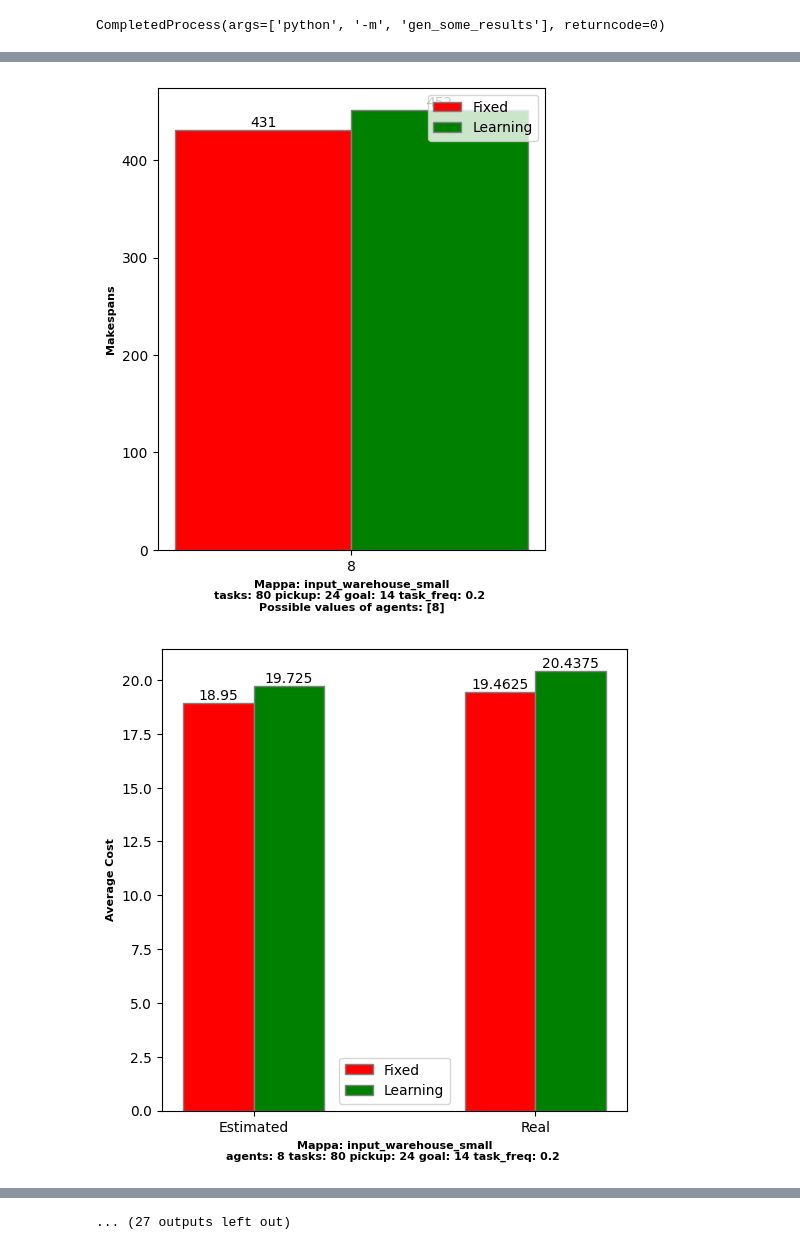
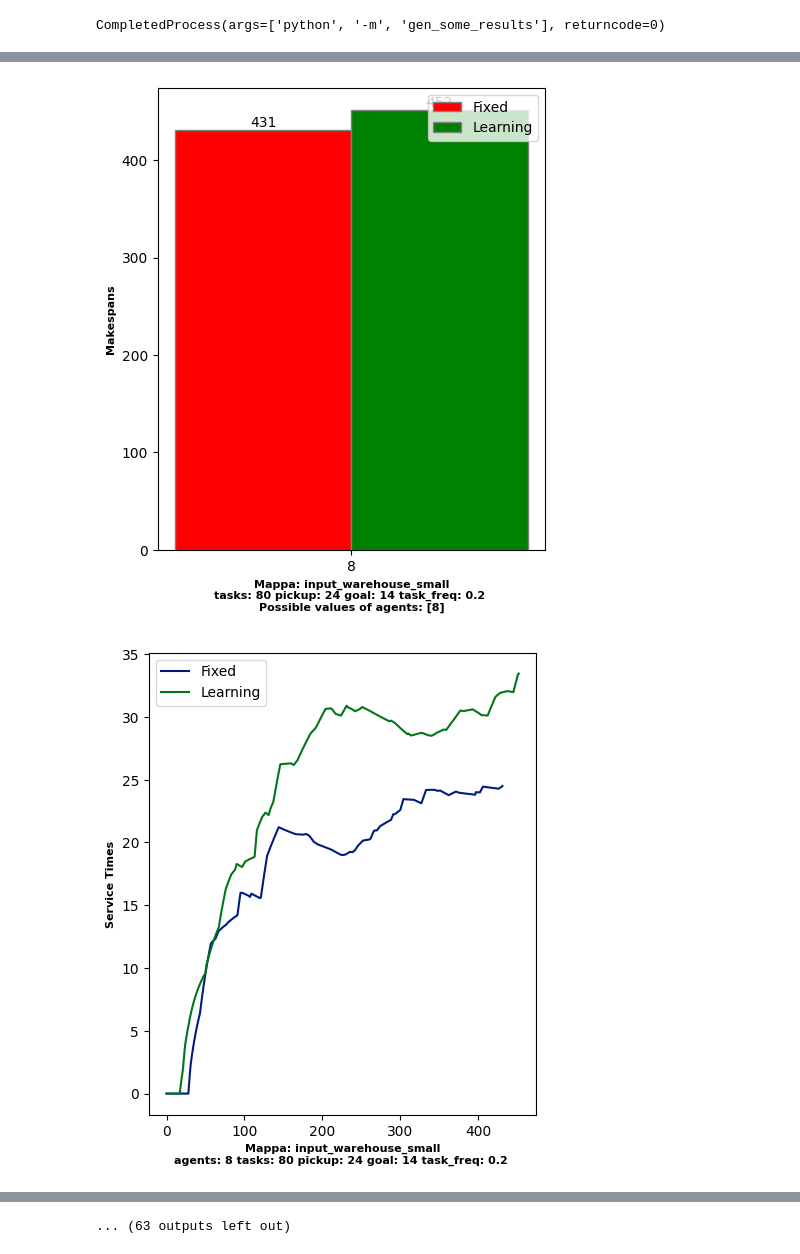
Before and after one commit to pullipulli/estimation_MAPD-P, a Jupyter notebook: Utils/ShowStats/show_results.ipynb, the cells around one changed output, grey strips where cells are left out. Saved outputs shown, nothing was run; the diff lists cells and outputs as text; code cells hidden in the pictures.

Commit message:
Evolution over time of some metrics

```diff
--- a/Utils/ShowStats/show_results.ipynb
+++ b/Utils/ShowStats/show_results.ipynb
@@ -45,22 +45,24 @@ possible_number_of_agents = results["agents_num"]
 possible_number_of_starts = results["start_num"]
 possible_number_of_goals = results["goal_num"]
 # %%
-from stats_visualizer import StatsVisualizer, TIME_METRICS
+from stats_visualizer import StatsVisualizer, TIME_METRICS, TIME_EVOLUTION_NAMES
 
 stats_visualizer = StatsVisualizer(maps, possible_number_of_agents, possible_number_of_tasks, possible_number_of_task_freq, possible_number_of_starts, possible_number_of_goals)
 
 # TODO: Unico metodo per mostrare i risultati, così da mostrarli in parallelo tra di loro (confrontandoli)
 # TODO: Aggiungere l'evoluzione temporale di alcuni risultati
 
 for my_map in stats_visualizer.get_map_names():
     for metric_name in TIME_METRICS:
         stats_visualizer.show_double_bar_time_metric(my_map, metric_name, TIME_METRICS[metric_name])
+    for metric_name in TIME_EVOLUTION_NAMES:
+        stats_visualizer.show_metric_evolution(my_map, metric_name, TIME_METRICS[metric_name])
     stats_visualizer.show_real_vs_estimated_avg_costs(my_map)
 # %% [output]
 [figure]
 [figure]
 [figure]
 [figure]
 [figure]
 [figure]
-[figure, old version]
+[figure, new version]
@@ -72 +74 @@ for my_map in stats_visualizer.get_map_names():
-... (27 outputs left out)
+... (63 outputs left out)
```
Also changed, not shown: parts of 1 cell of this notebook, 1 other file.
